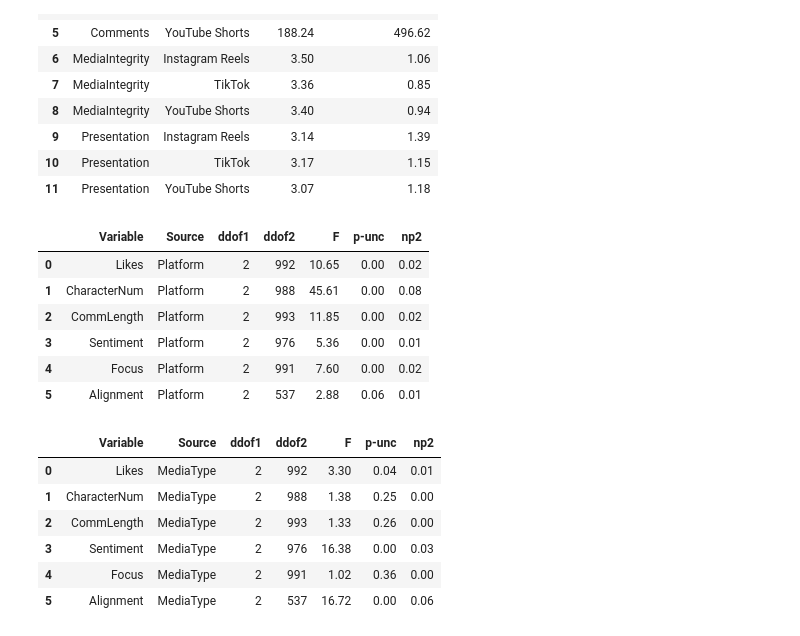
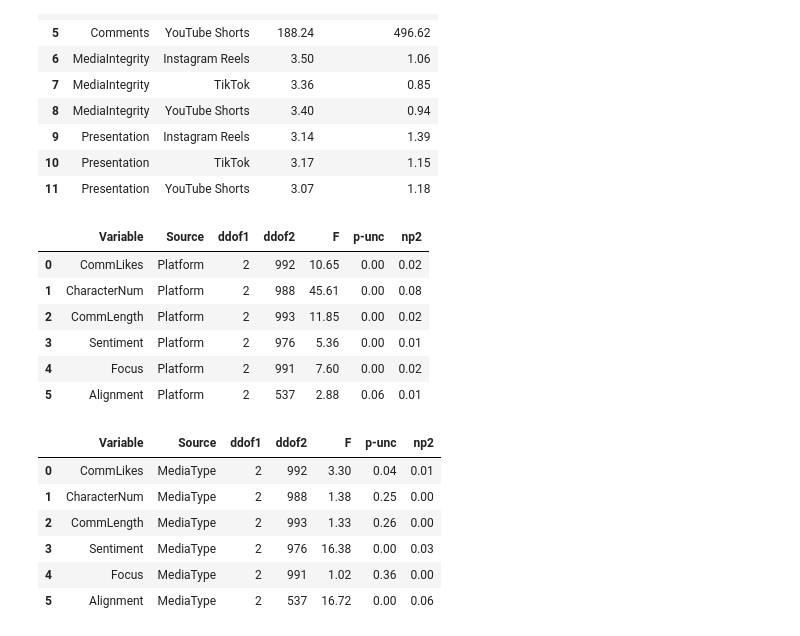
Before and after one commit to stephenwonchulsong/share, a Jupyter notebook: TheissThesis/PreliminaryAnalysis.ipynb, the cells around one changed output. Drawn from its saved outputs; the diff is of its cells as text; code cells hidden in the pictures.

```diff
--- a/TheissThesis/PreliminaryAnalysis.ipynb
+++ b/TheissThesis/PreliminaryAnalysis.ipynb
@@ -32,6 +29,6 @@ NAlist = ['Shots', 'Graphics', 'EditsStyle', 'Broll', 'NatSound', 'Audio', 'Musi
 for i in NAlist:
     dfv[i].fillna(method='ffill', inplace=True)
 # %%
-#add Animation variable based on values in dfv. if Graphics is 1, then Animation is 1, otherwise 0.
+#add Animation variable based on values in dfv. if Graphics is 1, then Animation is 1, otherwise
 dfv['Animation'] = dfv['Graphics'].apply(lambda x: 1 if x == 1 else 0)
-dfv['Filters'] = dfv['Graphics'].apply(lambda x: 1 if x == 1 else 0)
+dfv['Filters'] = dfv['Graphics'].apply(lambda x: 2 if x == 1 else 0)
@@ -76,2 +35,27 @@ See the caveats in the documentation: https://pandas.pydata.org/pandas-docs/stab
+# %%
+#reverse coded variables
+dfv2 = dfv.copy()
+dfv2['Fairness'] = 6-dfv.Fairness
+dfv2['Agenda'] = 6-dfv['Agenda']
+dfv2['Media Intergrity'] = 6-dfv['Media Intergrity']
+dfv2['Decorum'] = 6-dfv['Decorum']
+dfv2['Language'] = 6-dfv['Language']
+
+dfv_Dupeless2 = dfv_Dupeless.copy()
+dfv_Dupeless2['Fairness'] = 6 - dfv_Dupeless['Fairness']
+dfv_Dupeless2['Agenda'] = 6 - dfv_Dupeless['Agenda']
+dfv_Dupeless2['Media Intergrity'] = 6 - dfv_Dupeless['Media Intergrity']
+dfv_Dupeless2['Decorum'] = 6 - dfv_Dupeless['Decorum']
+dfv_Dupeless2['Language'] = 6 - dfv_Dupeless['Language']
+
+dfv=dfv2
+dfv_Dupeless=dfv_Dupeless2
+
+dfv_Dupeless.rename(columns={'Media Intergrity': 'MediaIntegrity'}, inplace=True)
+dfv_Dupeless.rename(columns={'Likes/Hearts': 'Likes'}, inplace=True)
+dfv.rename(columns={'Media Intergrity': 'MediaIntegrity'}, inplace=True)
+dfv.rename(columns={'Likes/Hearts': 'Likes'}, inplace=True)
+dfc.rename(columns={'Likes/Hearts': 'CommLikes'}, inplace=True)
+dfc.rename(columns={'Comment': 'CommentText'}, inplace=True)
 # %%
 #recode variables with value labels
@@ -446,37 +409,37 @@ merged_mean_std_table
 # %%
 # Define the IV and DV variables
 IV = 'Platform'
-DV = ['Likes', 'CharacterNum', 'CommLength', 'Sentiment', 'Focus', 'Alignment']
+DV = ['CommLikes', 'CharacterNum', 'CommLength', 'Sentiment', 'Focus', 'Alignment']
 DF = dfc
 merged_anova = pd.DataFrame()
 # Run the ANOVA
 for i in DV:
     anova_result = pg.anova(data=DF, dv=i, between=IV)
     globals()[f"ANOVA_{i}"] = anova_result
     globals()[f"ANOVA_{i}"].insert(0, 'Variable', i)
     pairwise_comparisons = pg.pairwise_tests(data=DF, dv=i, between=IV, padjust='bonf')
     globals()[f"Pairwise_{i}"] = pairwise_comparisons
     globals()[f"Pairwise_{i}"].insert(0, 'Variable', i)
     mean_table = DF.groupby(IV)[i].mean().reset_index()
     std_table = DF.groupby(IV)[i].std().reset_index()
     mean_std_table = pd.merge(mean_table, std_table, on=IV)
     mean_std_table.columns = [i, 'Mean', 'Standard Deviation']
     mean_std_table = mean_std_table.rename(columns={i: 'Value'})
     globals()[f"mean_std_table_{i}"] = mean_std_table
     globals()[f"mean_std_table_{i}"].insert(0, 'Variable', i)
 merged_anova = pd.concat([globals()[f"ANOVA_{i}"] for i in DV], axis=0)
 merged_anova.reset_index(drop=True, inplace=True)
 merged_pairwise = pd.concat([globals()[f"Pairwise_{i}"] for i in DV], axis=0)
 merged_pairwise.reset_index(drop=True, inplace=True)
 merged_mean_std_table = pd.concat([globals()[f"mean_std_table_{i}"] for i in DV], axis=0)
 merged_mean_std_table.reset_index(drop=True, inplace=True)
 merged_anova.to_csv(IV+'/merged_anova.csv', index=False)
 merged_pairwise.to_csv(IV+'/merged_pairwise.csv', index=False)
 merged_mean_std_table.to_csv(IV+'/merged_mean_std.csv', index=False)
 merged_anova
 # %% [output]
 |  | Variable | Source | ddof1 | ddof2 | F | p-unc | np2 |
-| 0 | Likes | Platform | 2 | 992 | 10.65 | 0.00 | 0.02 |
+| 0 | CommLikes | Platform | 2 | 992 | 10.65 | 0.00 | 0.02 |
 | 1 | CharacterNum | Platform | 2 | 988 | 45.61 | 0.00 | 0.08 |
 | 2 | CommLength | Platform | 2 | 993 | 11.85 | 0.00 | 0.02 |
 | 3 | Sentiment | Platform | 2 | 976 | 5.36 | 0.00 | 0.01 |
@@ -485,7 +448,7 @@ merged_anova
 # %%
 # Define the IV and DV variables
 IV = 'MediaType'
-DV = ['Likes', 'CharacterNum', 'CommLength', 'Sentiment', 'Focus', 'Alignment']
+DV = ['CommLikes', 'CharacterNum', 'CommLength', 'Sentiment', 'Focus', 'Alignment']
 DF = dfc
 # Run the ANOVA
 for i in DV:
@@ -514,7 +477,7 @@ merged_mean_std_table.to_csv(IV+'/merged_mean_std.csv', index=False)
 merged_anova
 # %% [output]
 |  | Variable | Source | ddof1 | ddof2 | F | p-unc | np2 |
-| 0 | Likes | MediaType | 2 | 992 | 3.30 | 0.04 | 0.01 |
+| 0 | CommLikes | MediaType | 2 | 992 | 3.30 | 0.04 | 0.01 |
 | 1 | CharacterNum | MediaType | 2 | 988 | 1.38 | 0.25 | 0.00 |
 | 2 | CommLength | MediaType | 2 | 993 | 1.33 | 0.26 | 0.00 |
 | 3 | Sentiment | MediaType | 2 | 976 | 16.38 | 0.00 | 0.03 |
```
Also changed, not shown: parts of 12 cells of this notebook, 23 other files.
